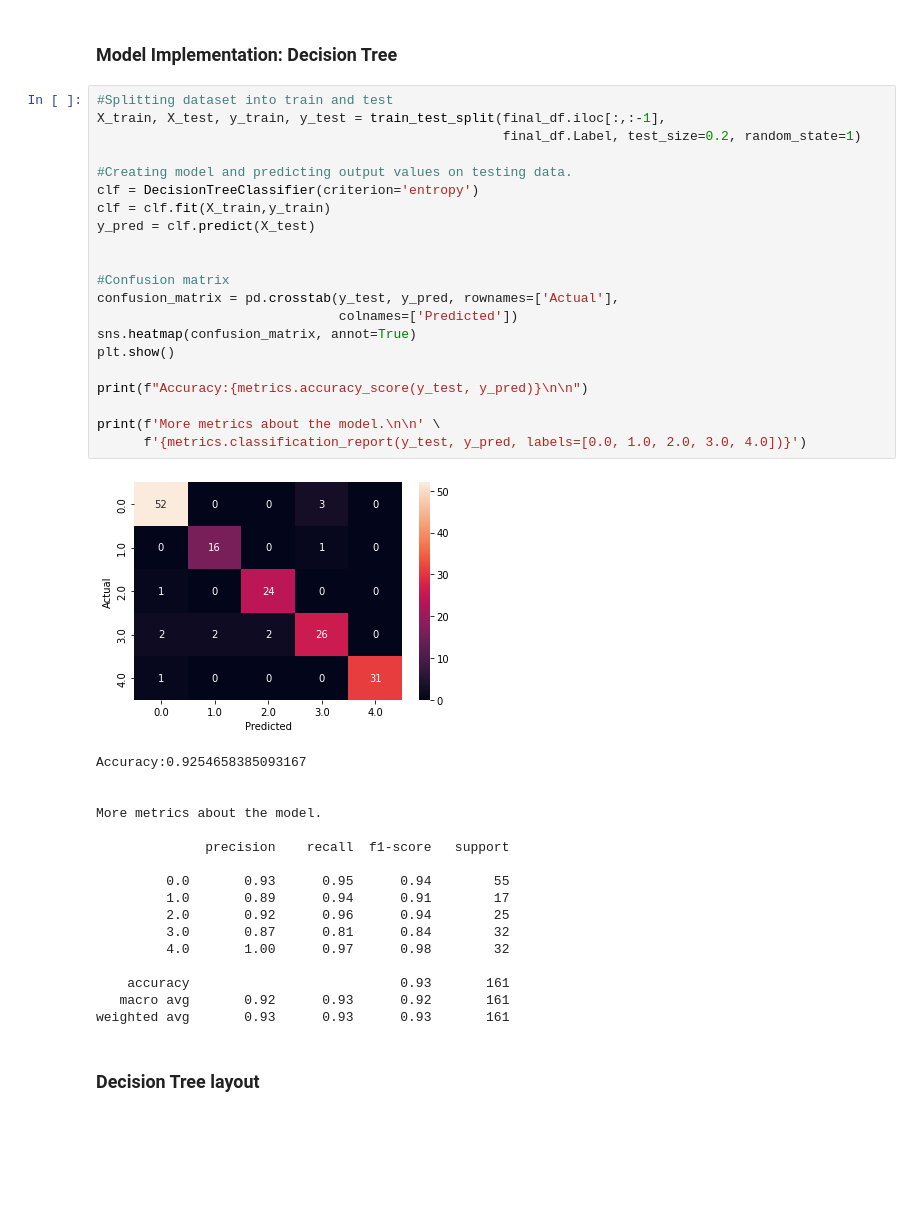
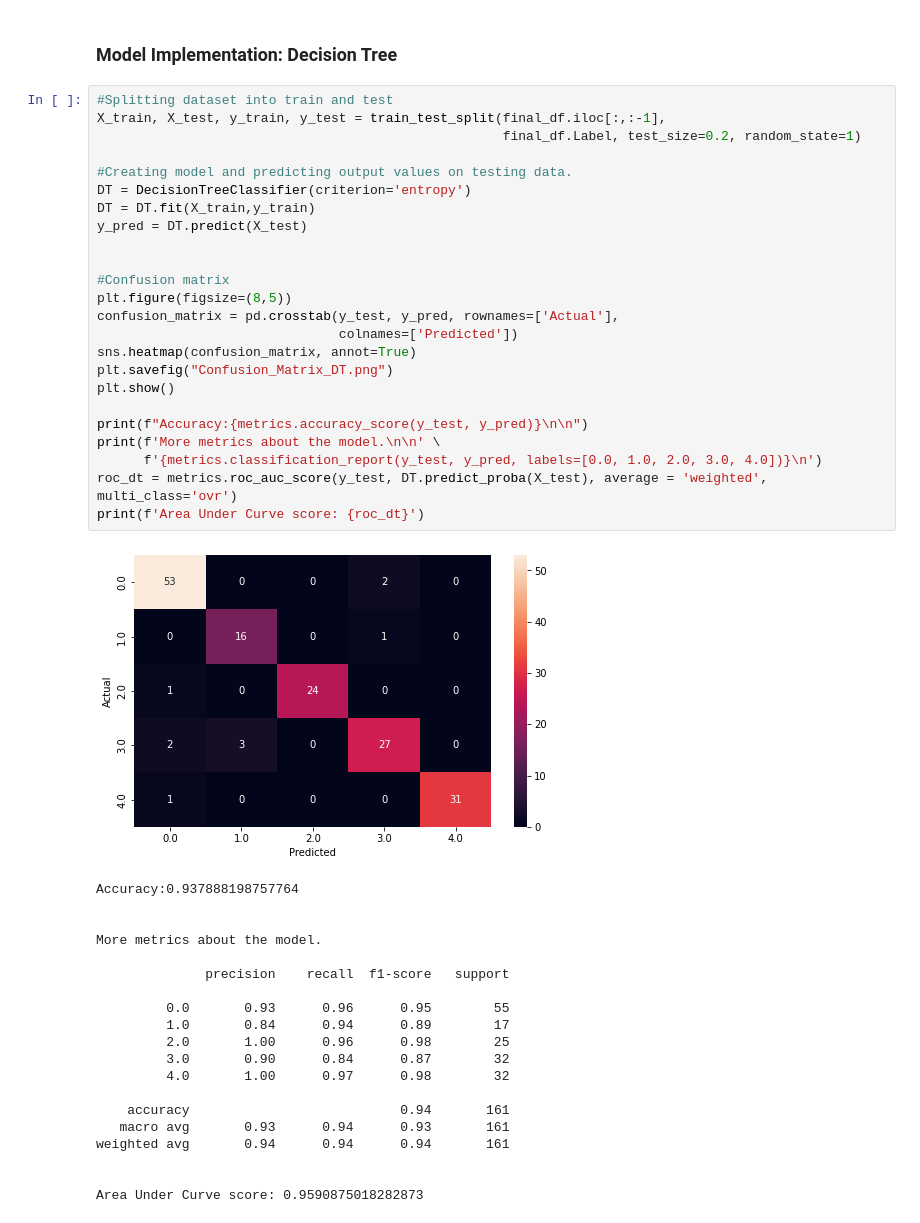
Before and after one commit to PericoLedesma/-RUG_Pattern-recognition_Assignment-2, a Jupyter notebook: Task 1_Numeric pipeline/Assignment_2.ipynb, the cells around one changed output. Cells and saved outputs as stored; diff of their text form; blank space fills up the shorter version.

```diff
--- a/Task 1_Numeric pipeline/Assignment_2.ipynb
+++ b/Task 1_Numeric pipeline/Assignment_2.ipynb
@@ -199,41 +184,45 @@ After further elimination of features we end up with the final form of the data.
 # %%
 #Splitting dataset into train and test
 X_train, X_test, y_train, y_test = train_test_split(final_df.iloc[:,:-1],
                                                     final_df.Label, test_size=0.2, random_state=1)
 
 #Creating model and predicting output values on testing data.
-clf = DecisionTreeClassifier(criterion='entropy')
-clf = clf.fit(X_train,y_train)
-y_pred = clf.predict(X_test)
+DT = DecisionTreeClassifier(criterion='entropy')
+DT = DT.fit(X_train,y_train)
+y_pred = DT.predict(X_test)
 
 
 #Confusion matrix
+plt.figure(figsize=(8,5))
 confusion_matrix = pd.crosstab(y_test, y_pred, rownames=['Actual'],
                                colnames=['Predicted'])
 sns.heatmap(confusion_matrix, annot=True)
+plt.savefig("Confusion_Matrix_DT.png")
 plt.show()
 
 print(f"Accuracy:{metrics.accuracy_score(y_test, y_pred)}\n\n")
-
 print(f'More metrics about the model.\n\n' \
-      f'{metrics.classification_report(y_test, y_pred, labels=[0.0, 1.0, 2.0, 3.0, 4.0])}')
+      f'{metrics.classification_report(y_test, y_pred, labels=[0.0, 1.0, 2.0, 3.0, 4.0])}\n')
+roc_dt = metrics.roc_auc_score(y_test, DT.predict_proba(X_test), average = 'weighted', multi_class='ovr')
+print(f'Area Under Curve score: {roc_dt}')
 # %% [output]
-[figure, old version]
+[figure, new version]
-Accuracy:0.9254658385093167
+Accuracy:0.937888198757764
 
 
 More metrics about the model.
 
               precision    recall  f1-score   support
 
-         0.0       0.93      0.95      0.94        55
-         1.0       0.89      0.94      0.91        17
-         2.0       0.92      0.96      0.94        25
-         3.0       0.87      0.81      0.84        32
+         0.0       0.93      0.96      0.95        55
+         1.0       0.84      0.94      0.89        17
+         2.0       1.00      0.96      0.98        25
+         3.0       0.90      0.84      0.87        32
          4.0       1.00      0.97      0.98        32
 
-    accuracy                           0.93       161
-   macro avg       0.92      0.93      0.92       161
-weighted avg       0.93      0.93      0.93       161
+    accuracy                           0.94       161
+   macro avg       0.93      0.94      0.93       161
+weighted avg       0.94      0.94      0.94       161
+
+
+Area Under Curve score: 0.9590875018282873
-# %% [markdown]
-### Decision Tree layout
```
Also changed, not shown: parts of 26 cells of this notebook, 7 other files.
